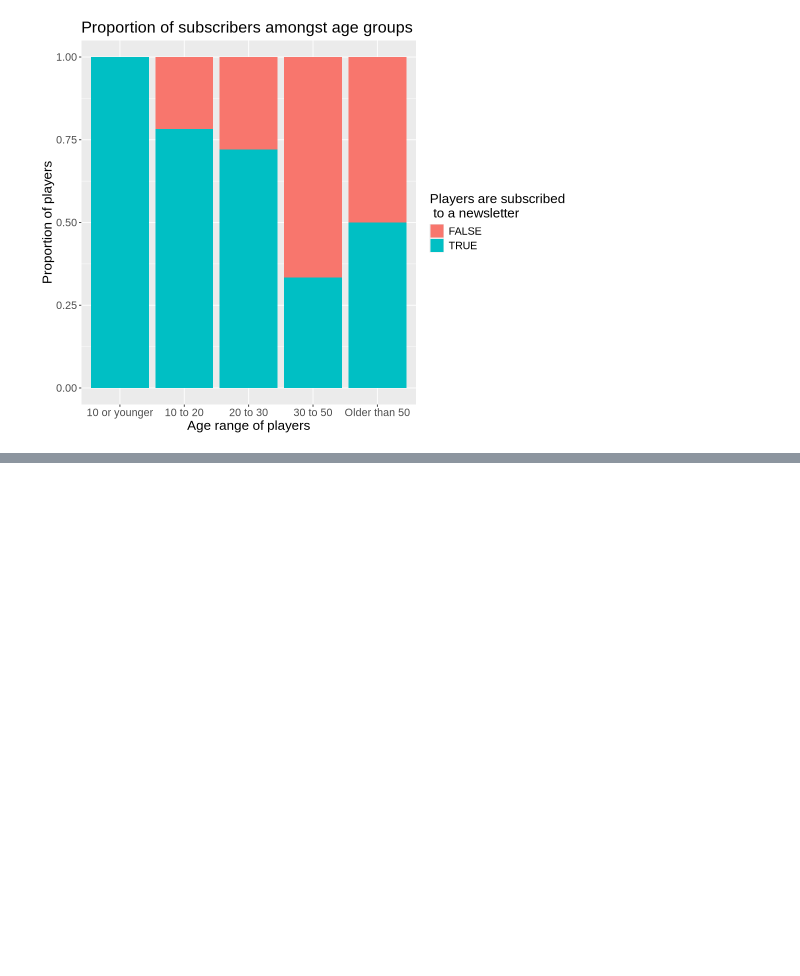
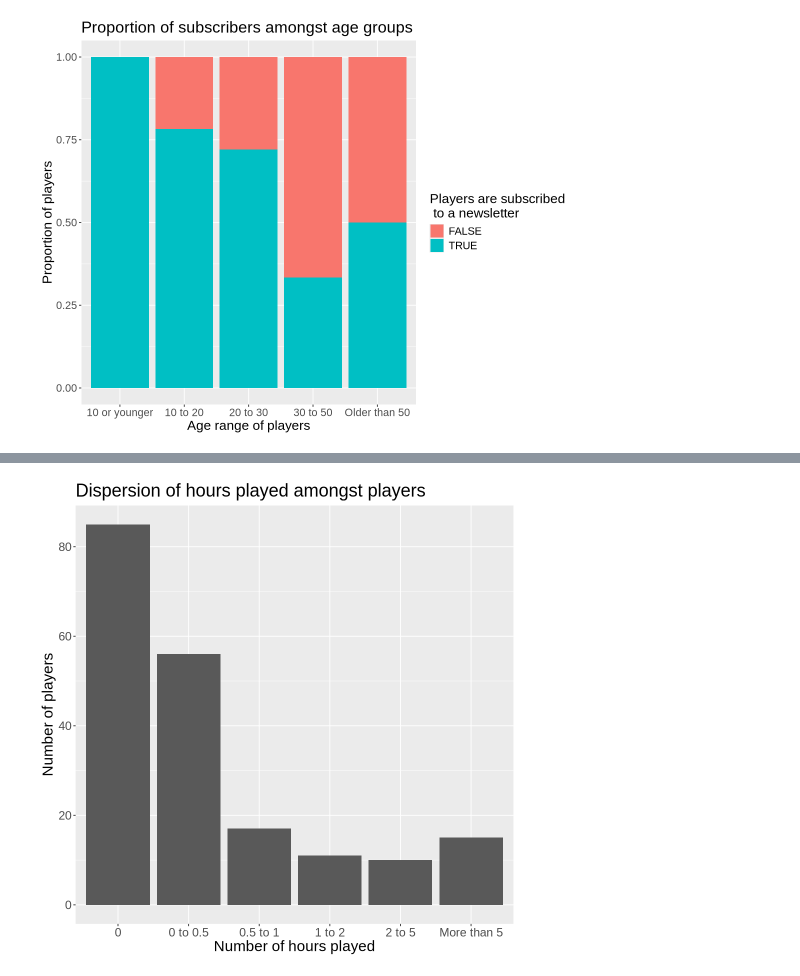
Before and after one commit to sjhillen/DSCI-Group-Project, a Jupyter notebook: Gio_testing.ipynb, the cells around one changed output, grey strips where cells are left out. Drawn from its saved outputs; the diff is of its cells as text; code cells hidden in the pictures; blank space fills up the shorter version.

Commit message:
Made some more visualizations
explored how hours played varies with subscriber count

```diff
--- a/Gio_testing.ipynb
+++ b/Gio_testing.ipynb
@@ -24,6 +24,6 @@ library(dplyr)
 # %%
 players <- read_csv("data/players.csv")
-players <- players |> na.omit(df)
+players <- players |> na.omit()
 # %% [output]
 Rows: 196 Columns: 7
 ── Column specification ────────────────────────────────────────────────────────
@@ -92,3 +92,21 @@ players_age_ranges_propplot <- players_age_ranges_count |>
 players_age_ranges_propplot
 # %% [output]
 [figure]
+# %%
+players_hrs <- players |>
+   select(played_hours, subscribe)
+# %%
+players_hrs_ranges <- players_hrs |>
+    mutate(
+    range = case_when(
+      played_hours == 0 ~ "0",
+      played_hours > 0 & played_hours <= 0.5 ~ "0 to 0.5",
+      played_hours > 0.5 & played_hours <= 1 ~ "0.5 to 1",
+      played_hours > 1 & played_hours <= 2 ~ "1 to 2",
+      played_hours > 2 & played_hours <= 5 ~ "2 to 5",
+    played_hours > 5 ~ "More than 5"))
+
+players_hrs_ranges_count <- players_hrs_ranges |>
+    group_by(range) |>
+    count()
+players_hrs_ranges_count
@@ -94,0 +123,12 @@ players_age_ranges_propplot
+# %%
+options(repr.plot.width = 8, repr.plot.height = 8)
+
+players_hrs_plot <- players_hrs_ranges_count |>
+    ggplot(aes(x = range, y = n)) +
+    geom_bar(stat = 'identity', position = 'dodge') +
+     labs(x = "Number of hours played", y = "Number of players", title = "Dispersion of hours played amongst players") +
+    theme(text = element_text(size = 18))
+
+players_hrs_plot
+# %% [output]
+[figure, added]
```
Also changed, not shown: parts of 3 cells of this notebook, 1 other file.
